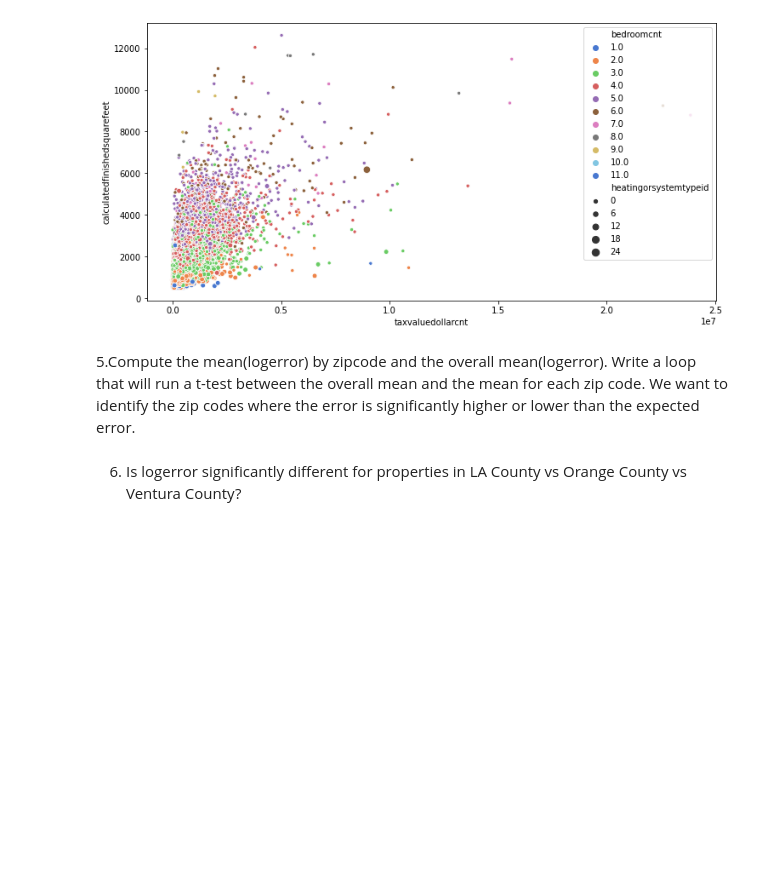
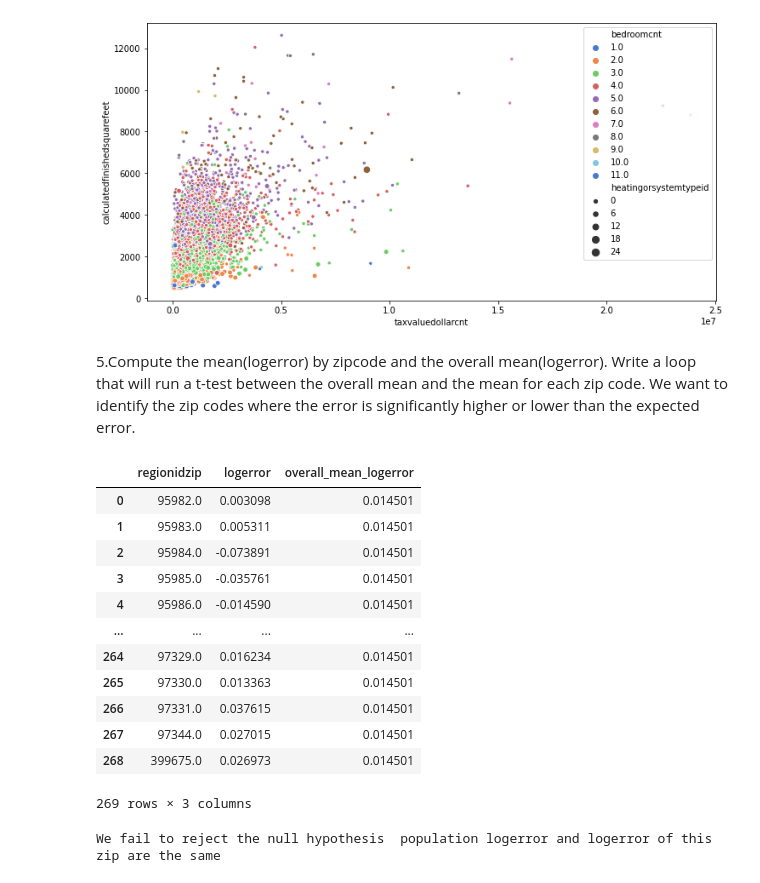
Before and after one commit to jivemachine/ds-methodologies-exercises, a Jupyter notebook: clustering/explore_zillow.ipynb, the cells around one changed output. Saved outputs shown, nothing was run; the diff lists cells and outputs as text; code cells hidden in the pictures; blank space fills up the shorter version.

```diff
--- a/clustering/explore_zillow.ipynb
+++ b/clustering/explore_zillow.ipynb
@@ -103,5 +126,21 @@ plt.show()
 # %%
 logmean = df.groupby('regionidzip').logerror.mean().reset_index()
 logmean['overall_mean_logerror'] = df.logerror.mean()
+# %%
+logmean
+# %% [output]
+|  | regionidzip | logerror | overall_mean_logerror |
+| 0 | 95982.0 | 0.003098 | 0.014501 |
+| 1 | 95983.0 | 0.005311 | 0.014501 |
+| 2 | 95984.0 | -0.073891 | 0.014501 |
+| 3 | 95985.0 | -0.035761 | 0.014501 |
+| 4 | 95986.0 | -0.014590 | 0.014501 |
+| ... | ... | ... | ... |
+| 264 | 97329.0 | 0.016234 | 0.014501 |
+| 265 | 97330.0 | 0.013363 | 0.014501 |
+| 266 | 97331.0 | 0.037615 | 0.014501 |
+| 267 | 97344.0 | 0.027015 | 0.014501 |
+| 268 | 399675.0 | 0.026973 | 0.014501 |
+269 rows × 3 columns
 # %%
 import scipy.stats as stats
@@ -108,2 +149,0 @@ import scipy.stats as stats
-# %% [markdown]
-6. Is logerror significantly different for properties in LA County vs Orange County vs Ventura County?
@@ -109,0 +160,9 @@ import scipy.stats as stats
+# %%
+null_hypothesis = "population logerror and logerror of this zip are the same"
+
+if p < alpha:
+    print("We reject the null hypothesis that ", null_hypothesis)
+else:
+    print("We fail to reject the null hypothesis ", null_hypothesis)
+# %% [output]
+We fail to reject the null hypothesis  population logerror and logerror of this zip are the same
```
Also changed, not shown: parts of 16 cells of this notebook, 1 other file.
